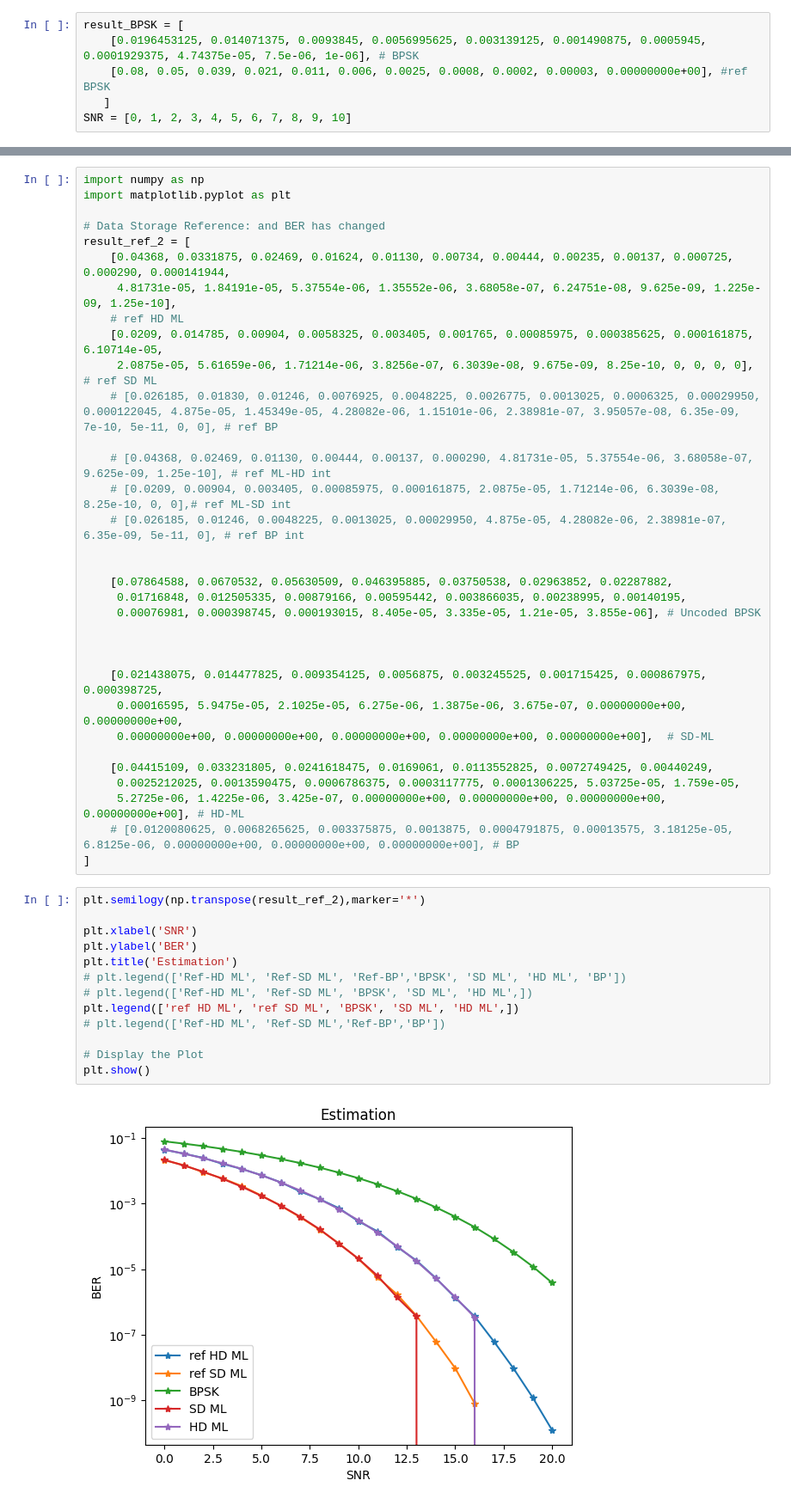
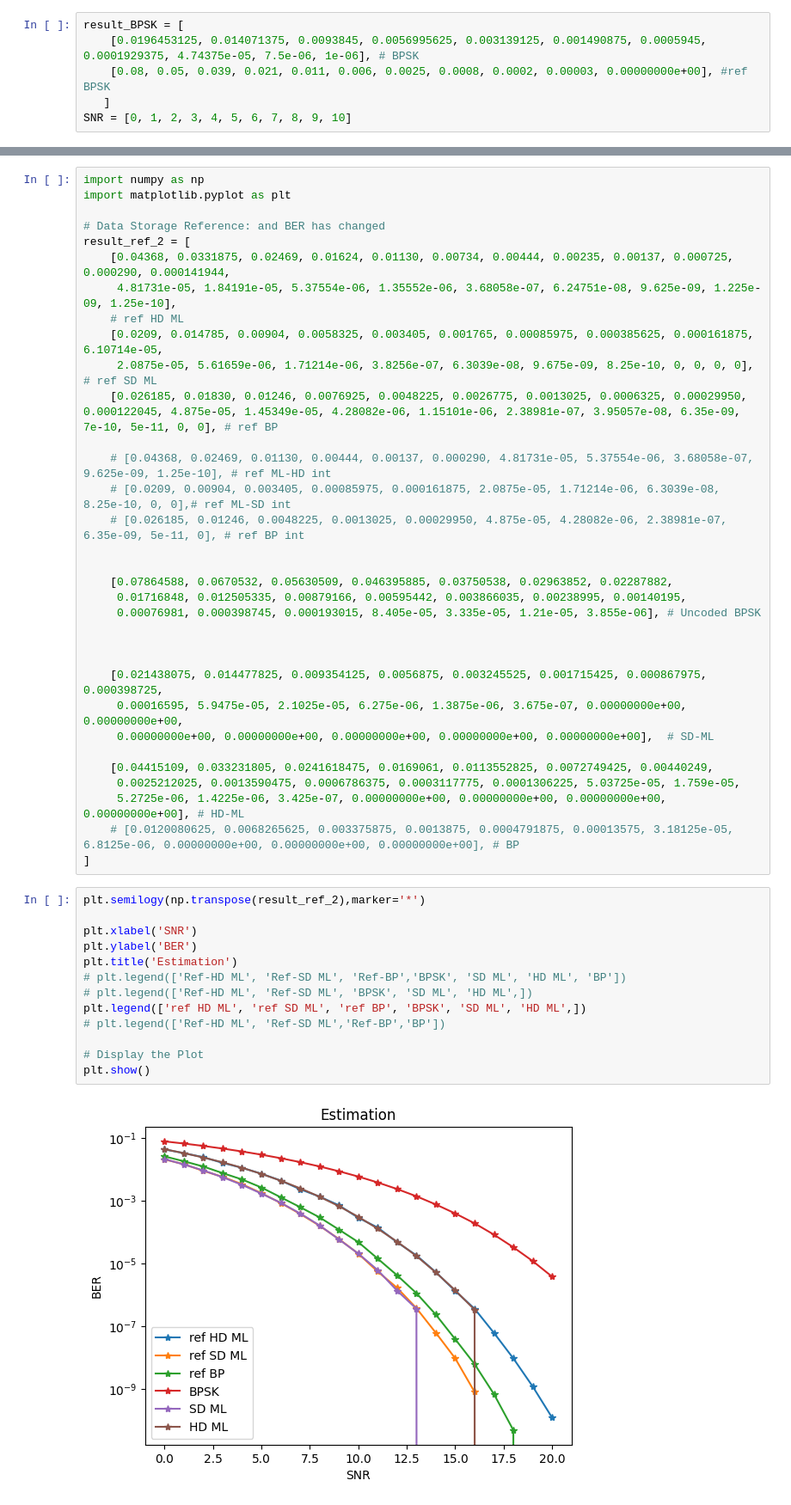
Before and after one commit to EricYuan8307/Machine-Learning-Based-Error-Correcting-Decoders, a Jupyter notebook: Knowldege Review.ipynb, the cells around one changed output, grey strips where cells are left out. Shown at 86% size. Drawn from its saved outputs; the diff is of its cells as text.

```diff
--- a/Knowldege Review.ipynb
+++ b/Knowldege Review.ipynb
@@ -186,7 +240,7 @@ result_ref_2 = [
     # ref HD ML
     [0.0209, 0.014785, 0.00904, 0.0058325, 0.003405, 0.001765, 0.00085975, 0.000385625, 0.000161875, 6.10714e-05,
      2.0875e-05, 5.61659e-06, 1.71214e-06, 3.8256e-07, 6.3039e-08, 9.675e-09, 8.25e-10, 0, 0, 0, 0],  # ref SD ML
-    # [0.026185, 0.01830, 0.01246, 0.0076925, 0.0048225, 0.0026775, 0.0013025, 0.0006325, 0.00029950, 0.000122045, 4.875e-05, 1.45349e-05, 4.28082e-06, 1.15101e-06, 2.38981e-07, 3.95057e-08, 6.35e-09, 7e-10, 5e-11, 0, 0], # ref BP
+    [0.026185, 0.01830, 0.01246, 0.0076925, 0.0048225, 0.0026775, 0.0013025, 0.0006325, 0.00029950, 0.000122045, 4.875e-05, 1.45349e-05, 4.28082e-06, 1.15101e-06, 2.38981e-07, 3.95057e-08, 6.35e-09, 7e-10, 5e-11, 0, 0], # ref BP
 
     # [0.04368, 0.02469, 0.01130, 0.00444, 0.00137, 0.000290, 4.81731e-05, 5.37554e-06, 3.68058e-07, 9.625e-09, 1.25e-10], # ref ML-HD int
     # [0.0209, 0.00904, 0.003405, 0.00085975, 0.000161875, 2.0875e-05, 1.71214e-06, 6.3039e-08, 8.25e-10, 0, 0],# ref ML-SD int
@@ -211,15 +265,15 @@ result_ref_2 = [
 # %%
 plt.semilogy(np.transpose(result_ref_2),marker='*')
 
 plt.xlabel('SNR')
 plt.ylabel('BER')
 plt.title('Estimation')
 # plt.legend(['Ref-HD ML', 'Ref-SD ML', 'Ref-BP','BPSK', 'SD ML', 'HD ML', 'BP'])
 # plt.legend(['Ref-HD ML', 'Ref-SD ML', 'BPSK', 'SD ML', 'HD ML',])
-plt.legend(['ref HD ML', 'ref SD ML', 'BPSK', 'SD ML', 'HD ML',])
+plt.legend(['ref HD ML', 'ref SD ML', 'ref BP', 'BPSK', 'SD ML', 'HD ML',])
 # plt.legend(['Ref-HD ML', 'Ref-SD ML','Ref-BP','BP'])
 
 # Display the Plot
 plt.show()
 # %% [output]
-[figure, old version]
+[figure, new version]
```
Also changed, not shown: parts of 1 cell of this notebook.
